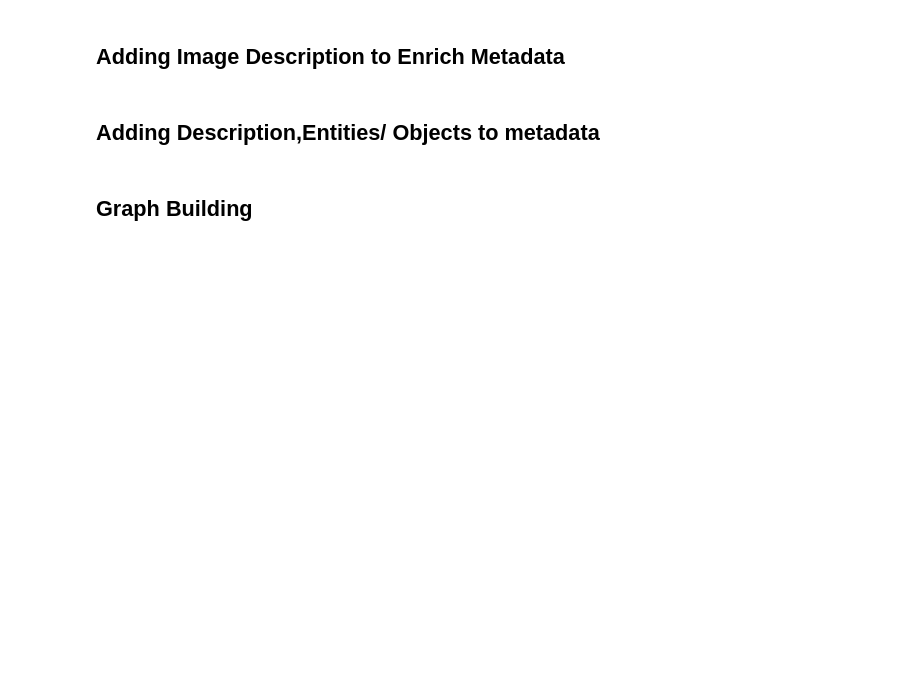
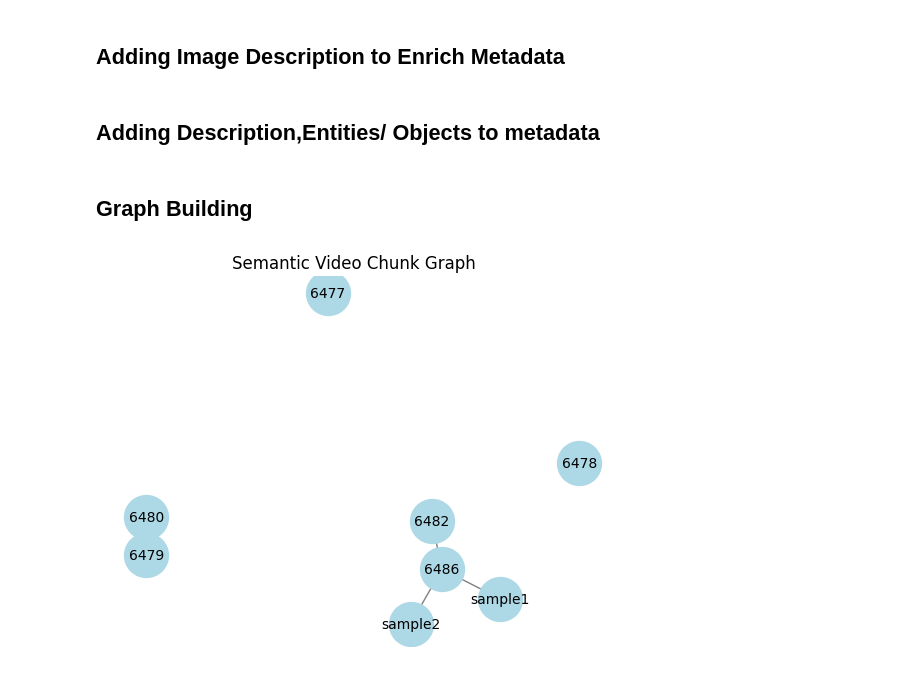
Before and after one commit to arjun-bali-ds/semantic-video-retrieval, a Jupyter notebook: notebooks/SemanticSearchDemo.ipynb, the cells around one changed output. Cells and saved outputs as stored; diff of their text form; code cells hidden in the pictures; blank space fills up the shorter version.

Commit message:
updated notebook with graph

```diff
--- a/notebooks/SemanticSearchDemo.ipynb
+++ b/notebooks/SemanticSearchDemo.ipynb
@@ -269,12 +269,12 @@ def detect_objects(image_path):
         return []
 
 # === Load Chunk Metadata ===
-with open("/Users/abali/Documents/github projects/semantic-video-retrieval/embeddings/metadata/enriched_chunk_metadata.pkl", "rb") as f:
+with open("/Users/abali/Documents/github projects/semantic-video-retrieval/embeddings/metadata/chunk_metadata.pkl", "rb") as f:
     chunks = pickle.load(f)
 
 # === Enrichment Loop ===
 for chunk in chunks:
-    frame_paths = chunk.get("frame_paths", [])[:2]
+    frame_paths = chunk.get("frame_paths", [])[:]
     captions = []
     all_objects = set()
 
@@ -302,5 +305,5 @@ print("✅ Full enrichment complete (captions + entities + objects)!")
 # %%
-for chunk in chunks[:2]:
+for chunk in chunks[:]:
     print(f"\n🧩 {chunk['chunk_id']}")
     print(f"🖼️  Captions: {chunk['captions']}")
     print(f"🔍 Objects: {chunk['objects']}")
@@ -326,7 +324,7 @@ with open("/Users/abali/Documents/github projects/semantic-video-retrieval/embed
 
 ##### Initialize graph and model #####
 G = nx.Graph()
-caption_model = SentenceTransformer('all-MiniLM-L6-v2')
+caption_model = SentenceTransformer('/Users/abali/Documents/github projects/semantic-video-retrieval/local_models/all-MiniLM-L6-v2')
 
 ##### Add nodes to graph #####
 for chunk in chunks:
@@ -336,13 +334,25 @@ for chunk in chunks:
 def embed_captions(captions):
     if not captions:
         return np.zeros((384,))
-    caption_text = " ".join(captions)
+
+    # Step 1: Remove duplicates while preserving order
+    seen = set()
+    unique_captions = []
+    for caption in captions:
+        if caption not in seen:
+            seen.add(caption)
+            unique_captions.append(caption)
+
+    # Step 2: Join the unique captions into one text block
+    caption_text = " ".join(unique_captions)
+
+    # Step 3: Get embedding for the consolidated caption
     embedding = caption_model.encode(caption_text, normalize_embeddings=True)
     return embedding
 
 ##### Compute pairwise edges ===
 alpha, beta = 0.6, 0.4
-threshold = 0.3  # only add edges with weight > threshold
+threshold = 0.2  # only add edges with weight > threshold
 
 embeddings = {c["chunk_id"]: embed_captions(c["captions"]) for c in chunks}
 entities = {c["chunk_id"]: set(c["all_entities"]) for c in chunks}
@@ -367,3 +377,26 @@ for i in range(len(chunk_ids)):
             G.add_edge(id1, id2, weight=final_weight)
 
 print(f"✅ Graph built: {len(G.nodes)} nodes, {len(G.edges)} edges")
+# %%
+import matplotlib.pyplot as plt
+import networkx as nx
+
+# Set layout
+pos = nx.spring_layout(G, seed=42)  # you can try other layouts like shell_layout or kamada_kawai_layout
+
+# Draw nodes
+nx.draw_networkx_nodes(G, pos, node_color='lightblue', node_size=1000)
+
+# Draw edges
+nx.draw_networkx_edges(G, pos, edge_color='gray')
+
+# Draw labels (chunk_id as labels)
+labels = {node: G.nodes[node]['video_id'] for node in G.nodes()}
+nx.draw_networkx_labels(G, pos, labels, font_size=10)
+
+# Show the graph
+plt.title("Semantic Video Chunk Graph")
+plt.axis('off')
+plt.show()
+# %% [output]
+[figure, added]
```
Also changed, not shown: parts of 9 cells of this notebook.
